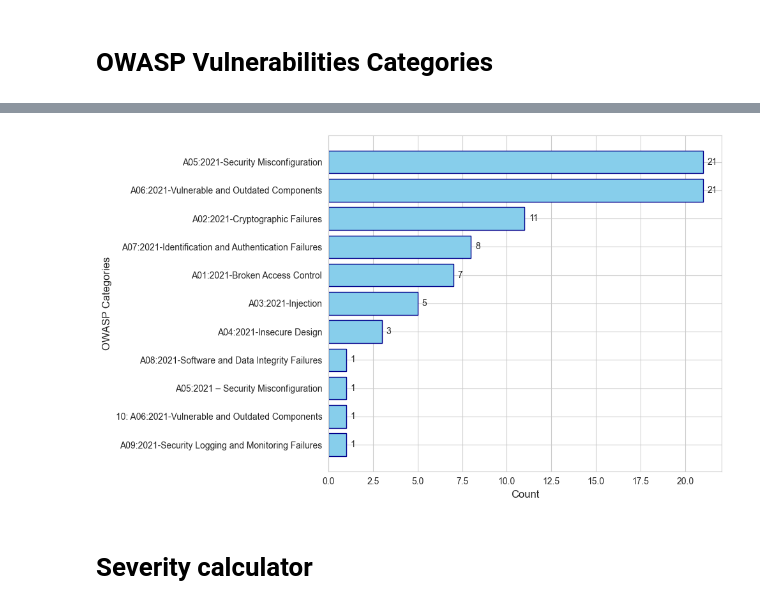
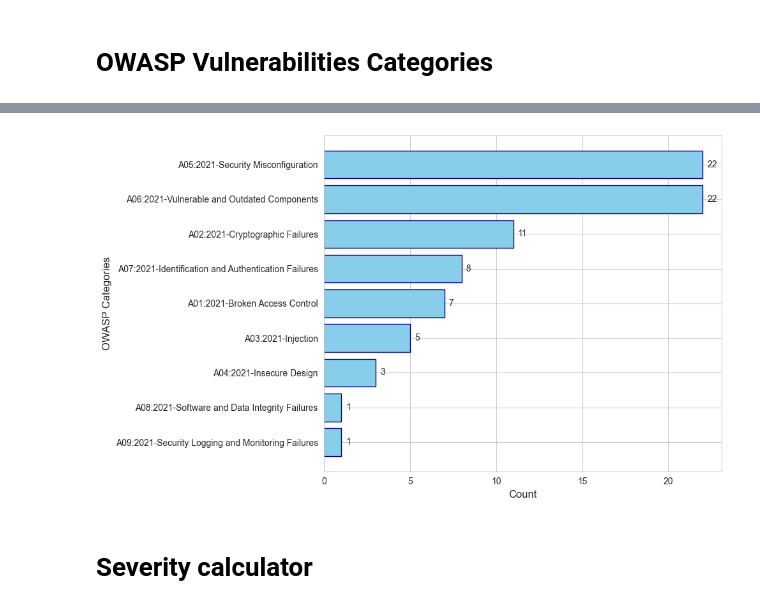
Before and after one commit to xKaliBurr/SBSeg2025, a Jupyter notebook: xkaliburr_LLMs/data_analysis.ipynb, the cells around one changed output, grey strips where cells are left out. Saved outputs shown, nothing was run; the diff lists cells and outputs as text; code cells hidden in the pictures.

Commit message:
correction owasp

```diff
--- a/xkaliburr_LLMs/data_analysis.ipynb
+++ b/xkaliburr_LLMs/data_analysis.ipynb
@@ -147,3 +147,14 @@ plt.show()
 # Vulnerability analysis
 # %% [markdown]
 # OWASP Vulnerabilities Categories
+# %%
+def normalize_owasp(s):
+    if s == '10: A06:2021-Vulnerable and Outdated Components':
+        s = 'A06:2021-Vulnerable and Outdated Components'
+    if s == 'A05:2021 – Security Misconfiguration':
+        s = 'A05:2021-Security Misconfiguration'
+    return s
+
+owasp_top_10_series = pd.Series([normalize_owasp(i) for i in df['owasp_top_10']])
+owasp_top_10_series = owasp_top_10_series.value_counts()
+owasp_top_10_series
@@ -150,26 +172,23 @@ plt.show()
 # %%
-owasp_top_10_series = pd.Series(df['owasp_top_10'])
-owasp_top_10_series = owasp_top_10_series.value_counts()
-
 # Plot
 sns.set_style("whitegrid")
 plt.figure(figsize=(10, 6))
 bars = plt.barh(owasp_top_10_series.index, owasp_top_10_series.values, color='skyblue', edgecolor='darkblue')
 plt.xlabel('Count', fontsize=12)
 plt.ylabel('OWASP Categories', fontsize=12)
 #plt.title('OWASP 2021 Vulnerabilities - Frequency', fontsize=14)
 plt.gca().invert_yaxis()  # Invert y-axis to have highest bar on top
 
 # Adding values to bars
 for bar in bars:
     plt.text(bar.get_width() + 0.25, bar.get_y() + bar.get_height()/2,
              str(bar.get_width()), va='center', fontsize=10)
 # Save as PDF
 plt.savefig("plots/owasp_frequency.pdf", format="pdf", bbox_inches="tight")
 plt.tight_layout()
 plt.show()
 # %% [output]
-[figure, old version]
+[figure, new version]
 # %% [markdown]
 # Severity calculator
 # %%
```
Also changed, not shown: parts of 1 cell of this notebook, 1 other file.
